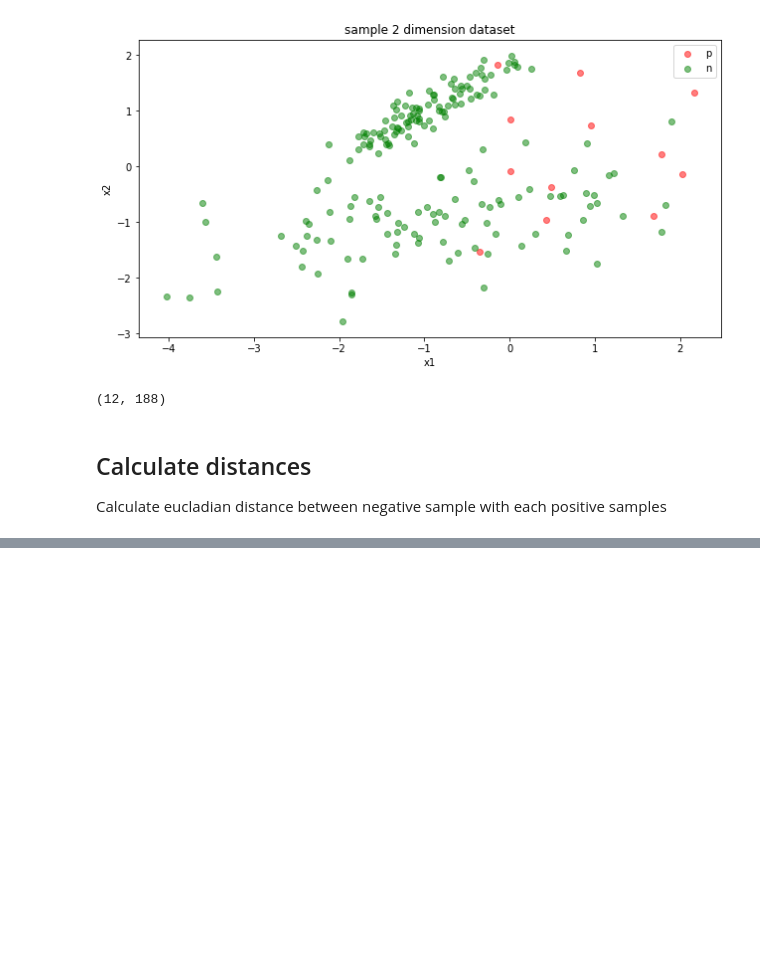
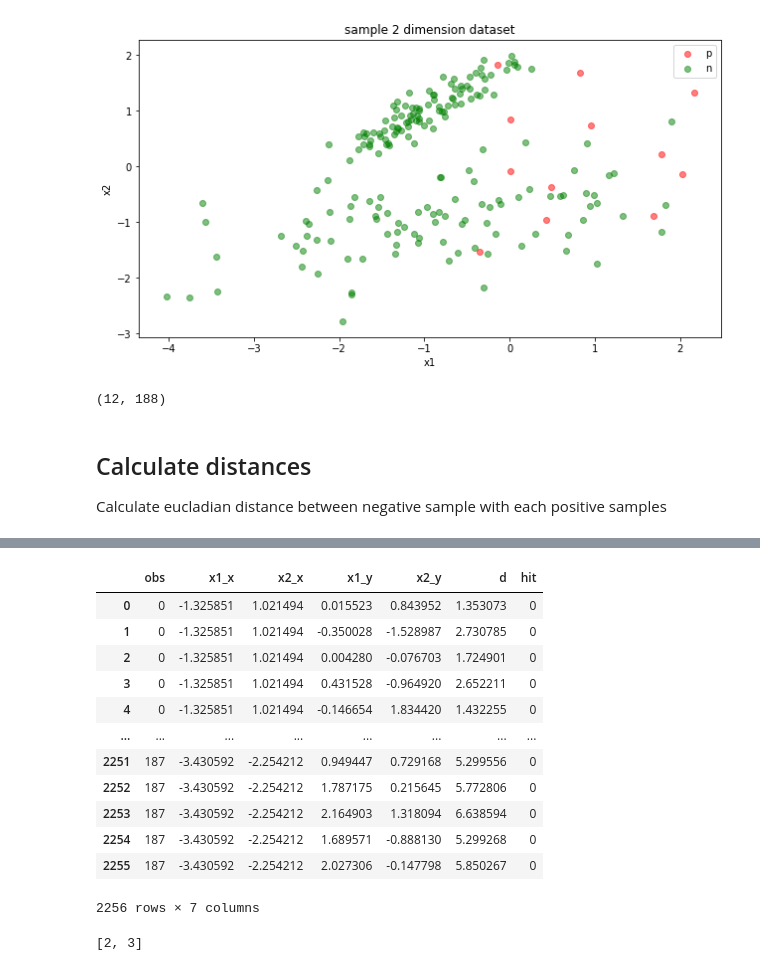
Before and after one commit to auslei/python, a Jupyter notebook: 1nn/1nn_sample.ipynb, the cells around one changed output, grey strips where cells are left out. Drawn from its saved outputs; the diff is of its cells as text; code cells hidden in the pictures; blank space fills up the shorter version.

```diff
--- a/1nn/1nn_sample.ipynb
+++ b/1nn/1nn_sample.ipynb
@@ -90,0 +91,21 @@ ax.legend()
+# %%
+df_full
+# %% [output]
+|  | obs | x1_x | x2_x | x1_y | x2_y | d | hit |
+| 0 | 0 | -1.325851 | 1.021494 | 0.015523 | 0.843952 | 1.353073 | 0 |
+| 1 | 0 | -1.325851 | 1.021494 | -0.350028 | -1.528987 | 2.730785 | 0 |
+| 2 | 0 | -1.325851 | 1.021494 | 0.004280 | -0.076703 | 1.724901 | 0 |
+| 3 | 0 | -1.325851 | 1.021494 | 0.431528 | -0.964920 | 2.652211 | 0 |
+| 4 | 0 | -1.325851 | 1.021494 | -0.146654 | 1.834420 | 1.432255 | 0 |
+| ... | ... | ... | ... | ... | ... | ... | ... |
+| 2251 | 187 | -3.430592 | -2.254212 | 0.949447 | 0.729168 | 5.299556 | 0 |
+| 2252 | 187 | -3.430592 | -2.254212 | 1.787175 | 0.215645 | 5.772806 | 0 |
+| 2253 | 187 | -3.430592 | -2.254212 | 2.164903 | 1.318094 | 6.638594 | 0 |
+| 2254 | 187 | -3.430592 | -2.254212 | 1.689571 | -0.888130 | 5.299268 | 0 |
+| 2255 | 187 | -3.430592 | -2.254212 | 2.027306 | -0.147798 | 5.850267 | 0 |
+2256 rows × 7 columns
+# %%
+a = [1,2,3,4]
+a[1:3]
+# %% [output]
+[2, 3]
```
Also changed, not shown: parts of 3 cells of this notebook.
